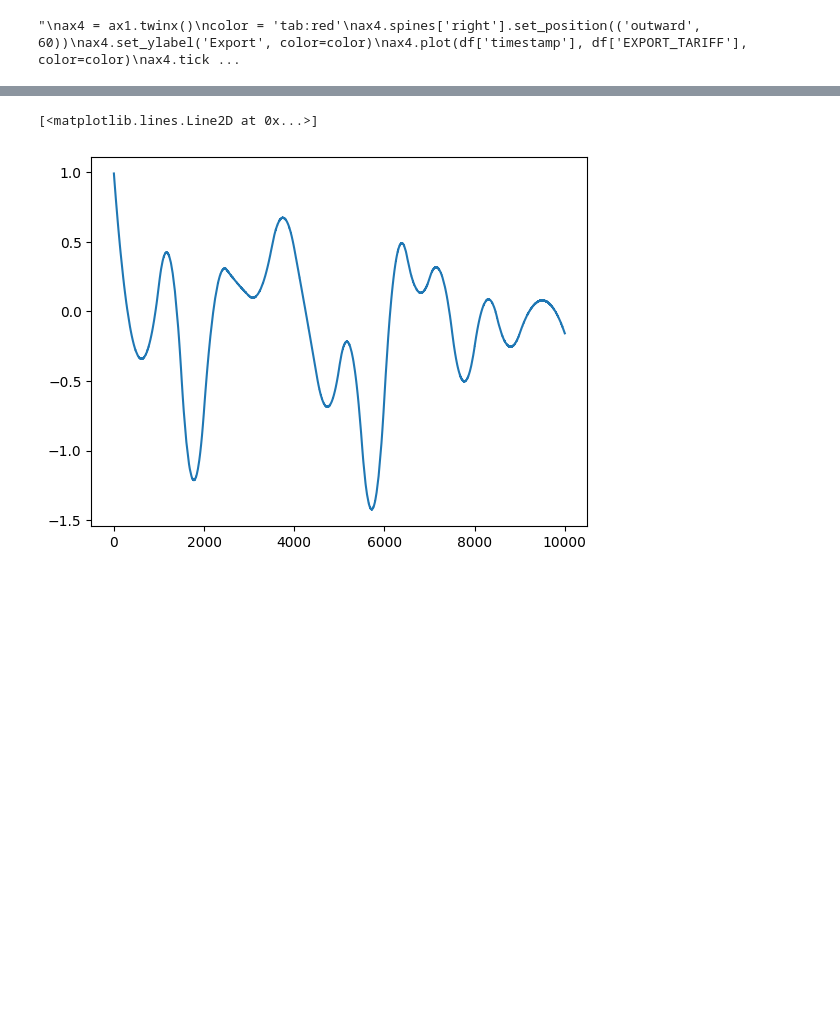
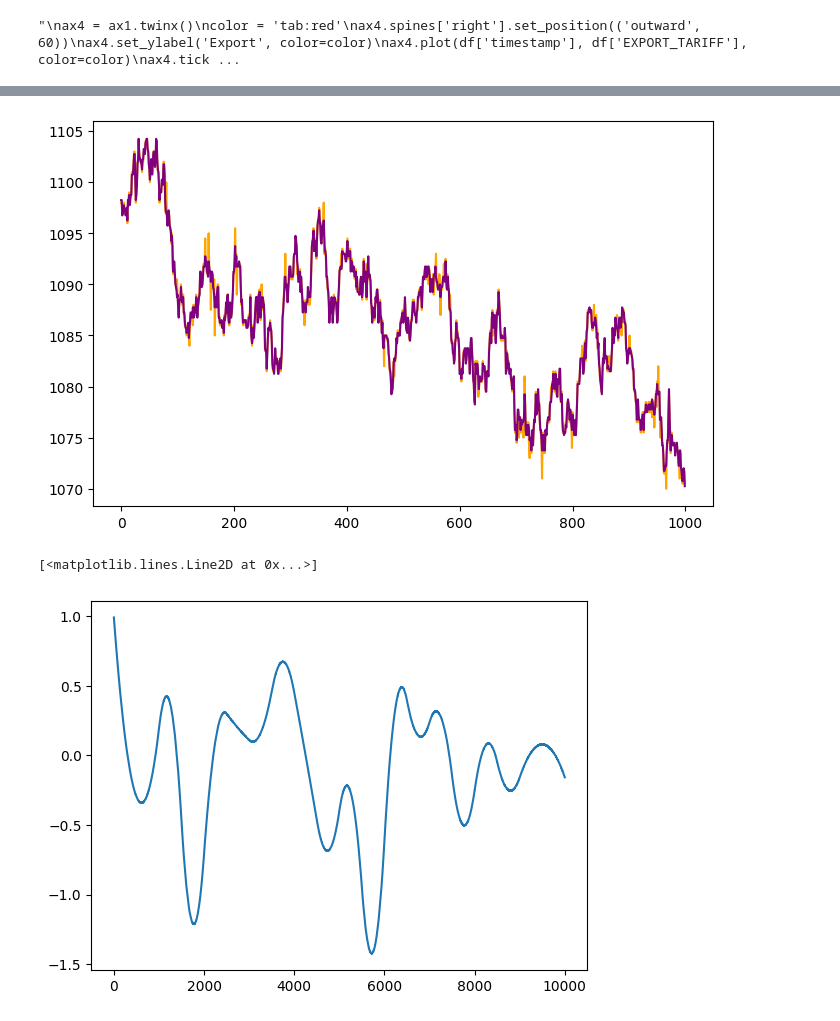
Before and after one commit to felixpoirier1/Prosperity, a Jupyter notebook: test.ipynb, the cells around one changed output, grey strips where cells are left out. Drawn from its saved outputs; the diff is of its cells as text; code cells hidden in the pictures; blank space fills up the shorter version.

```diff
--- a/test.ipynb
+++ b/test.ipynb
@@ -2030,7 +2013,14 @@ hum_d1 = prod_df['HUMIDITY'].iloc[20002:].copy()
 sun_d1_diff = sun_d1.diff()
 hum_d1_diff = hum_d1.diff()
 # %%
-rd2_df = pd.read_csv('data_analysis/Round_2/useful_data/round_2_day_1_joined_table.csv')
+rd2_df = pd.read_csv('data analysis/Round 2/useful_data/round_2_day_1_joined_table.csv')
+# %%
+plt.figure(figsize=(8, 5))
+plt.plot(np.arange(len(rd2_df)), rd2_df.mid_price, color='orange')
+plt.plot(np.arange(len(rd2_df)), rd2_df.ORCHIDS, color='purple')
+plt.show()
+# %% [output]
+[figure, added]
 # %%
 sunlight_deltas_test = sunlight_delta(1, 0.001, np.array(sun_dm1))
 sun_comp = sunlight_deltas_test * sun_dm1.diff()
```
Also changed, not shown: parts of 25 cells of this notebook, 2 other files.
